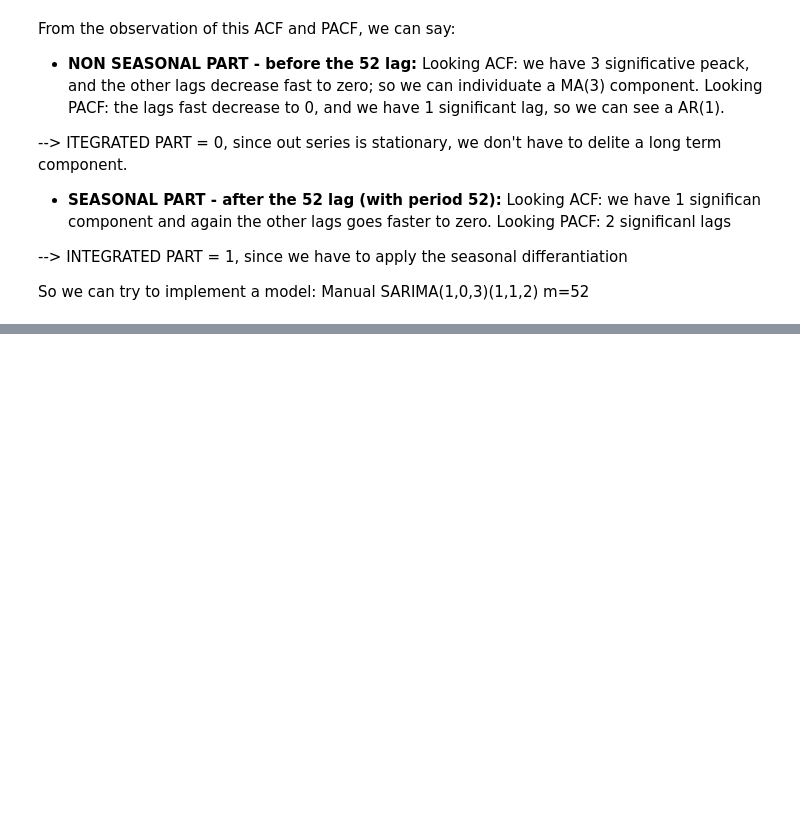
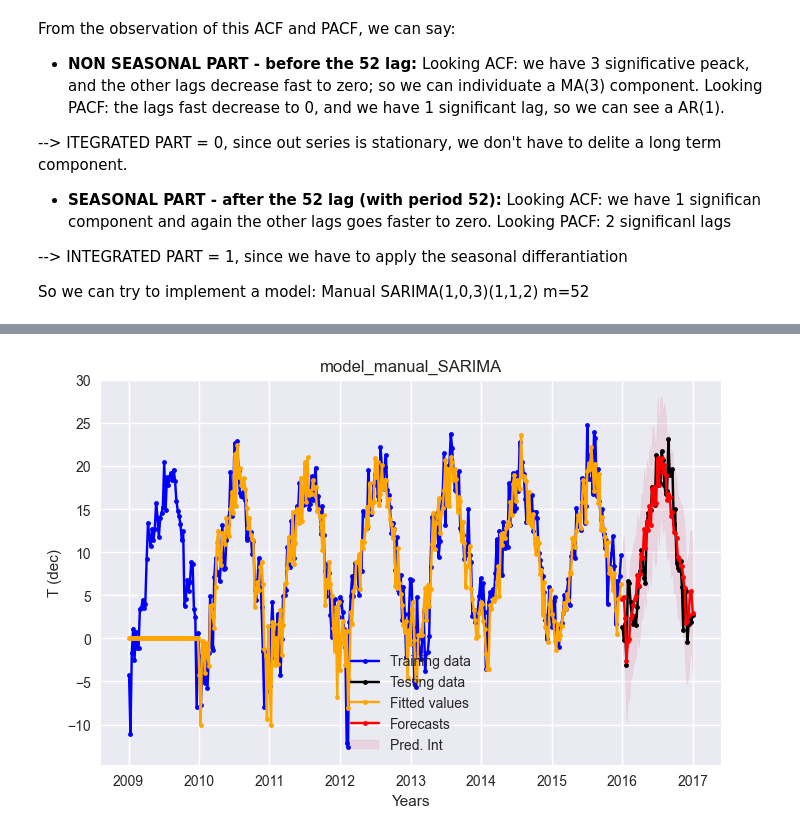
Before and after one commit to alelovo/StatisticalModels_project, a Jupyter notebook: SARIMA_family_models.ipynb, the cells around one changed output, grey strips where cells are left out. Cells and saved outputs as stored; diff of their text form; code cells hidden in the pictures; blank space fills up the shorter version.

```diff
--- a/SARIMA_family_models.ipynb
+++ b/SARIMA_family_models.ipynb
@@ -116,0 +164,21 @@ CF and PACF plots can help in identifying not only the non-seasonal component bu
+# %%
+SARIMA_model_manual_pred = SARIMA_model_manual.get_prediction(start=test_t.index[0], end=test_t.index[-1])
+#summary of the model
+SARIMA_model_manual_pred_df = SARIMA_model_manual_pred.summary_frame()
+#take the forecasting
+SARIMA_forecast = SARIMA_model_manual_pred_df['mean']
+# %%
+# PLOT
+plt.figure(figsize=(8,5))
+plt.plot((train_t), color='blue',marker = '.',label='Training data')
+plt.plot(test_t, color='black', marker = '.',label='Testing data')
+plt.plot((SARIMA_model_manual.fittedvalues),color='orange', marker = '.', label='Fitted values')
+plt.plot(SARIMA_forecast, color='red', marker = '.', label='Forecasts')
+plt.fill_between(SARIMA_model_manual_pred_df.index, SARIMA_model_manual_pred_df['mean_ci_lower'], SARIMA_model_manual_pred_df['mean_ci_upper'], alpha=.1, color='crimson', label='Pred. Int')
+plt.xlabel('Years')
+plt.ylabel('T (dec)')
+plt.title('model_manual_SARIMA')
+plt.legend()
+plt.show()
+# %% [output]
+[figure, added]
```
Also changed, not shown: parts of 11 cells of this notebook, 4 other files.
